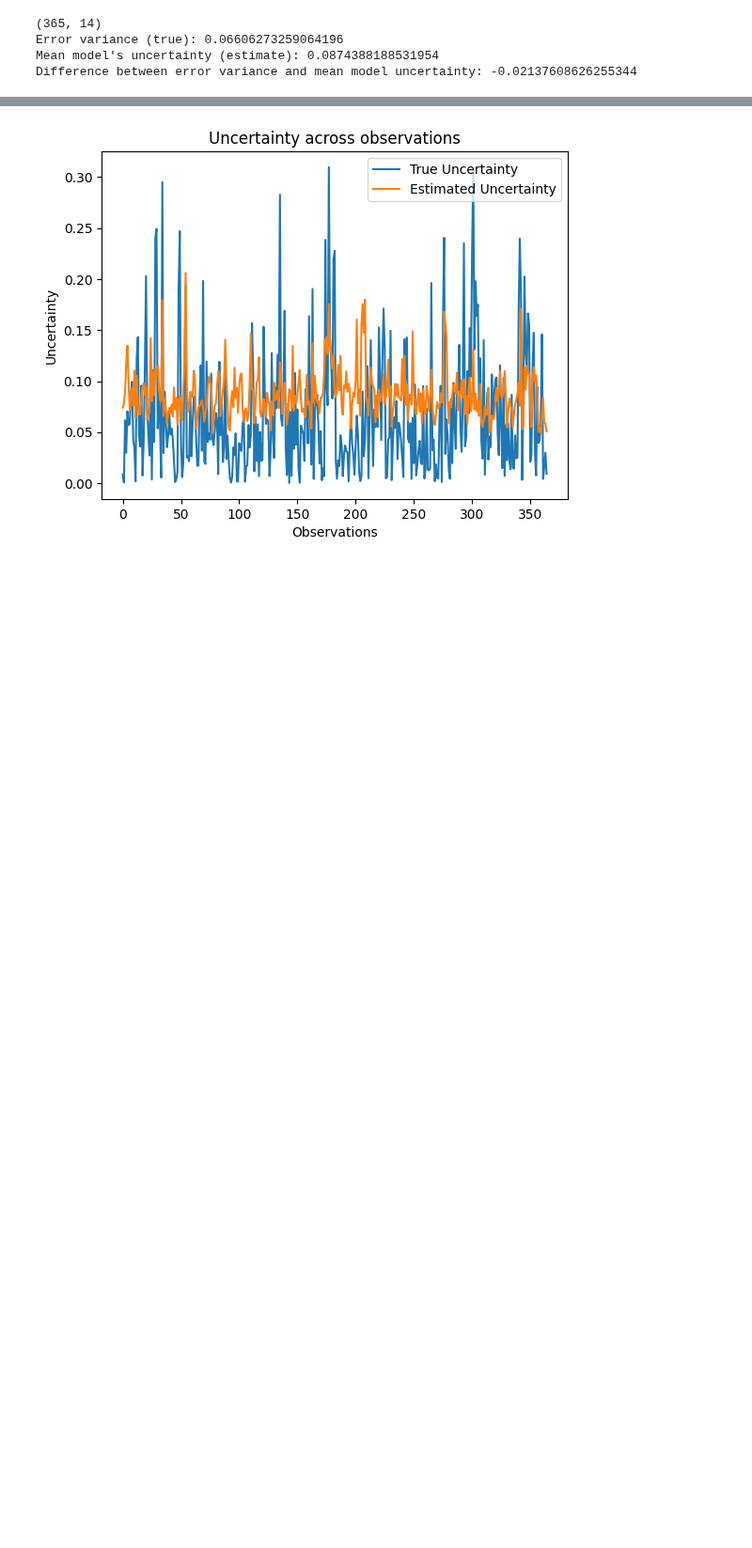
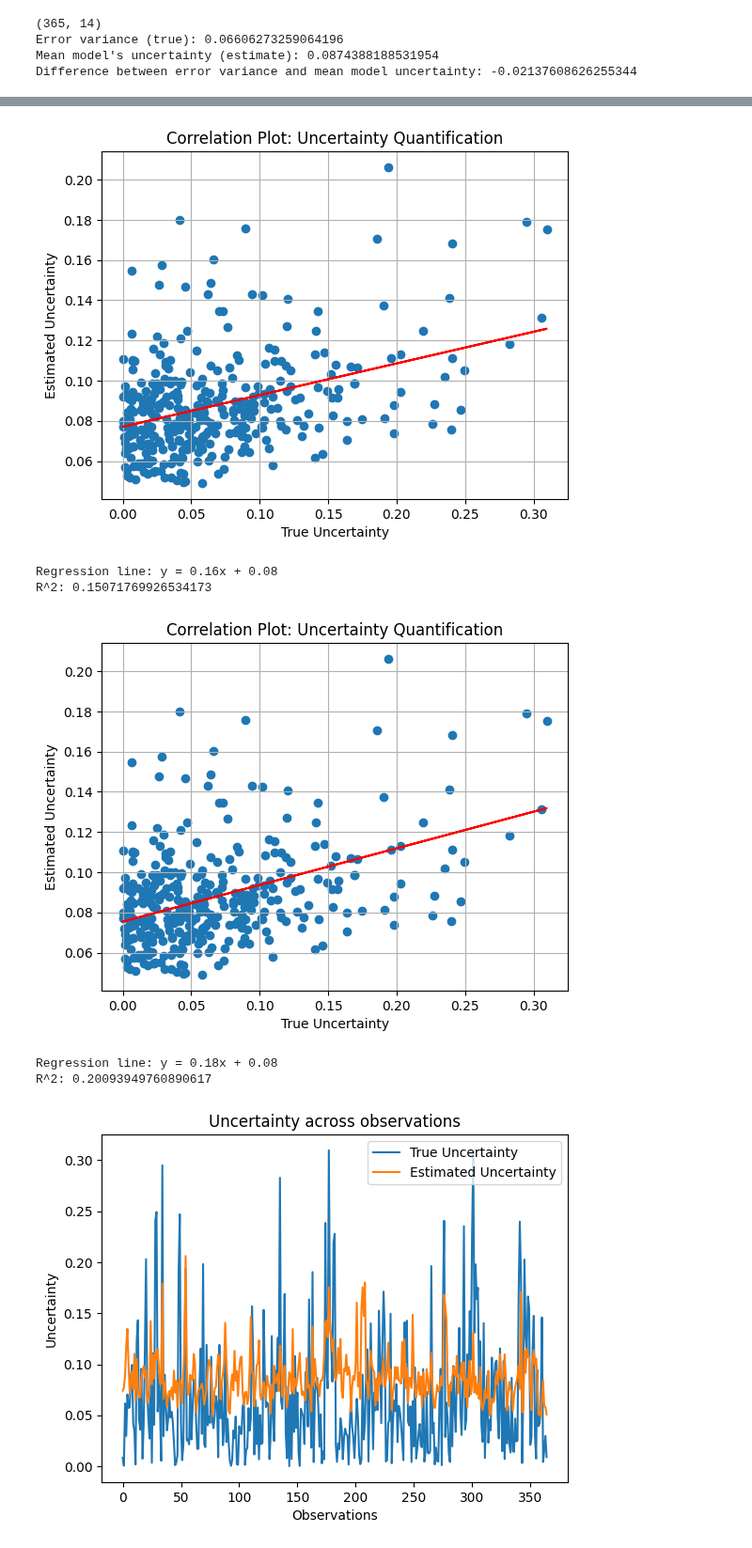
Before and after one commit to clarachristiansen/Bachelor_project, a Jupyter notebook: Uncertainty_quantification.ipynb, the cells around one changed output, grey strips where cells are left out. Shown at 94% size. Saved outputs shown, nothing was run; the diff lists cells and outputs as text; code cells hidden in the pictures; blank space fills up the shorter version.

```diff
--- a/Uncertainty_quantification.ipynb
+++ b/Uncertainty_quantification.ipynb
@@ -186,3 +212,13 @@ Regression line: y = 0.96x + -0.02
+# %%
+correlation_scatter(true_uncertainty, estimated_uncertainty, switch_axes=True)
+correlation_scatter(true_uncertainty, estimated_uncertainty, method='tls', switch_axes=True)
+# %% [output]
+[figure, added]
+Regression line: y = 0.16x + 0.08
+R^2: 0.15071769926534173
+[figure, added]
+Regression line: y = 0.18x + 0.08
+R^2: 0.20093949760890617
 # %%
 plt.plot(true_uncertainty, label='True Uncertainty') # Prøv true uncertainty - sammenlign med estimated uncertainty.
 plt.plot(estimated_uncertainty, label='Estimated Uncertainty') # Prøv true uncertainty - sammenlign med estimated uncertainty.
```
Also changed, not shown: parts of 13 cells of this notebook.
